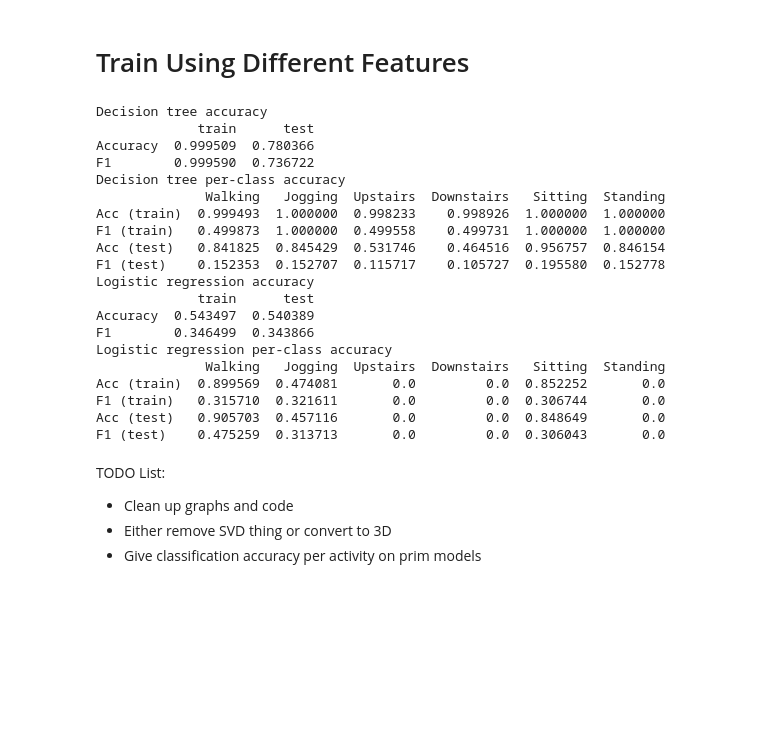
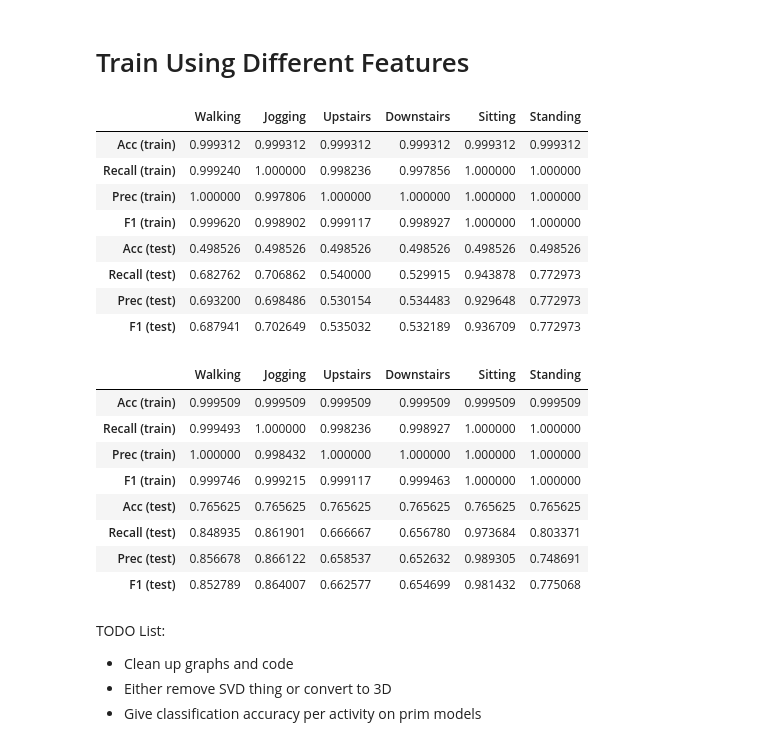
Before and after one commit to smrutich/ActivityRecognitionTimeSeries, a Jupyter notebook: Data Exploration.ipynb, the cells around one changed output. Drawn from its saved outputs; the diff is of its cells as text; code cells hidden in the pictures; blank space fills up the shorter version.

```diff
--- a/Data Exploration.ipynb
+++ b/Data Exploration.ipynb
@@ -733,31 +760,38 @@ def evaluate_with_features(features):
+# %%
+raw_features = [
+    'x', 'y', 'z'
+]
+
+f1, f2, f3, f4 = evaluate_with_features(raw_features)
+f2
+# %% [output]
+|  | Walking | Jogging | Upstairs | Downstairs | Sitting | Standing |
+| Acc (train) | 0.999312 | 0.999312 | 0.999312 | 0.999312 | 0.999312 | 0.999312 |
+| Recall (train) | 0.999240 | 1.000000 | 0.998236 | 0.997856 | 1.000000 | 1.000000 |
+| Prec (train) | 1.000000 | 0.997806 | 1.000000 | 1.000000 | 1.000000 | 1.000000 |
+| F1 (train) | 0.999620 | 0.998902 | 0.999117 | 0.998927 | 1.000000 | 1.000000 |
+| Acc (test) | 0.498526 | 0.498526 | 0.498526 | 0.498526 | 0.498526 | 0.498526 |
+| Recall (test) | 0.682762 | 0.706862 | 0.540000 | 0.529915 | 0.943878 | 0.772973 |
+| Prec (test) | 0.693200 | 0.698486 | 0.530154 | 0.534483 | 0.929648 | 0.772973 |
+| F1 (test) | 0.687941 | 0.702649 | 0.535032 | 0.532189 | 0.936709 | 0.772973 |
 # %%
 base_features = [
     'x', 'y', 'z',
     'rolling_x_mean', 'rolling_y_mean', 'rolling_z_mean'
 ]
 
-evaluate_with_features(base_features)
+f1, f2, f3, f4 = evaluate_with_features(base_features)
+f2
 # %% [output]
-Decision tree accuracy
-             train      test
-Accuracy  0.999509  0.780366
-F1        0.999590  0.736722
-Decision tree per-class accuracy
-              Walking   Jogging  Upstairs  Downstairs   Sitting  Standing
-Acc (train)  0.999493  1.000000  0.998233    0.998926  1.000000  1.000000
-F1 (train)   0.499873  1.000000  0.499558    0.499731  1.000000  1.000000
-Acc (test)   0.841825  0.845429  0.531746    0.464516  0.956757  0.846154
-F1 (test)    0.152353  0.152707  0.115717    0.105727  0.195580  0.152778
-Logistic regression accuracy
-             train      test
-Accuracy  0.543497  0.540389
-F1        0.346499  0.343866
-Logistic regression per-class accuracy
-              Walking   Jogging  Upstairs  Downstairs   Sitting  Standing
-Acc (train)  0.899569  0.474081       0.0         0.0  0.852252       0.0
-F1 (train)   0.315710  0.321611       0.0         0.0  0.306744       0.0
-Acc (test)   0.905703  0.457116       0.0         0.0  0.848649       0.0
-F1 (test)    0.475259  0.313713       0.0         0.0  0.306043       0.0
+|  | Walking | Jogging | Upstairs | Downstairs | Sitting | Standing |
+| Acc (train) | 0.999509 | 0.999509 | 0.999509 | 0.999509 | 0.999509 | 0.999509 |
+| Recall (train) | 0.999493 | 1.000000 | 0.998236 | 0.998927 | 1.000000 | 1.000000 |
+| Prec (train) | 1.000000 | 0.998432 | 1.000000 | 1.000000 | 1.000000 | 1.000000 |
+| F1 (train) | 0.999746 | 0.999215 | 0.999117 | 0.999463 | 1.000000 | 1.000000 |
+| Acc (test) | 0.765625 | 0.765625 | 0.765625 | 0.765625 | 0.765625 | 0.765625 |
+| Recall (test) | 0.848935 | 0.861901 | 0.666667 | 0.656780 | 0.973684 | 0.803371 |
+| Prec (test) | 0.856678 | 0.866122 | 0.658537 | 0.652632 | 0.989305 | 0.748691 |
+| F1 (test) | 0.852789 | 0.864007 | 0.662577 | 0.654699 | 0.981432 | 0.775068 |
 # %% [markdown]
 TODO List:
 - Clean up graphs and code
```
Also changed, not shown: parts of 15 cells of this notebook.
